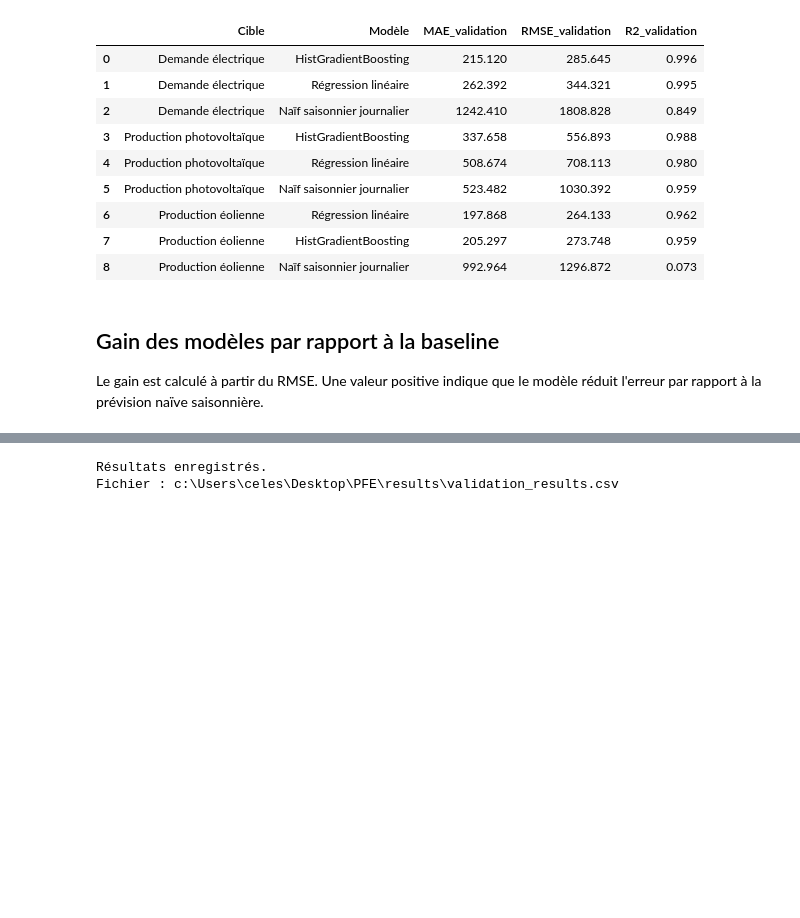
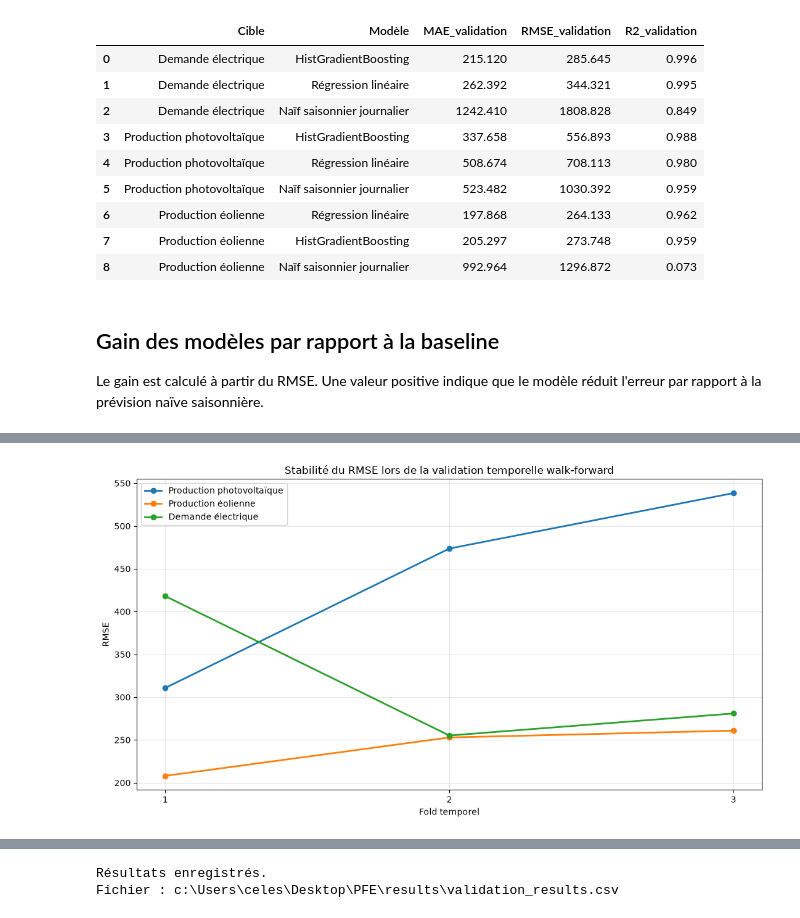
Before and after one commit to celestinesia31/Smart_energy_forecasting, a Jupyter notebook: notebooks/05_predictive_modeling.ipynb, the cells around one changed output, grey strips where cells are left out. Saved outputs shown, nothing was run; the diff lists cells and outputs as text; code cells hidden in the pictures; blank space fills up the shorter version.

Commit message:
Finalisation de l'évaluation, validation externe et application Streamlit

```diff
--- a/notebooks/05_predictive_modeling.ipynb
+++ b/notebooks/05_predictive_modeling.ipynb
@@ -910,0 +1162,15 @@ display(
+# %%
+# 17.4 SYNTHÈSE DES RÉSULTATS WALK-FORWARD
+
+walk_forward_results = pd.concat(
+    [
+        walk_pv,
+        walk_wind,
+        walk_demand
+    ],
+    ignore_index=True
+)
+
+display(
+    walk_forward_results.round(3)
+)
@@ -910,0 +1212,47 @@ display(
+# %%
+# 17.6 VISUALISATION DE LA STABILITÉ DU RMSE
+
+plt.figure(figsize=(11, 6))
+
+for target in walk_forward_results["Cible"].unique():
+
+    target_results = walk_forward_results[
+        walk_forward_results["Cible"] == target
+    ]
+
+    plt.plot(
+        target_results["Fold"],
+        target_results["RMSE"],
+        marker="o",
+        linewidth=2,
+        label=target
+    )
+
+plt.title(
+    "Stabilité du RMSE lors de la validation temporelle walk-forward"
+)
+
+plt.xlabel("Fold temporel")
+plt.ylabel("RMSE")
+
+plt.xticks(
+    range(1, N_FOLDS + 1)
+)
+
+plt.grid(
+    alpha=0.3
+)
+
+plt.legend()
+
+plt.tight_layout()
+
+plt.savefig(
+    FIGURES_DIR / "walk_forward_rmse.png",
+    dpi=300,
+    bbox_inches="tight"
+)
+
+plt.show()
+# %% [output]
+[figure, added]
```
Also changed, not shown: parts of 14 cells of this notebook, 17 other files.
